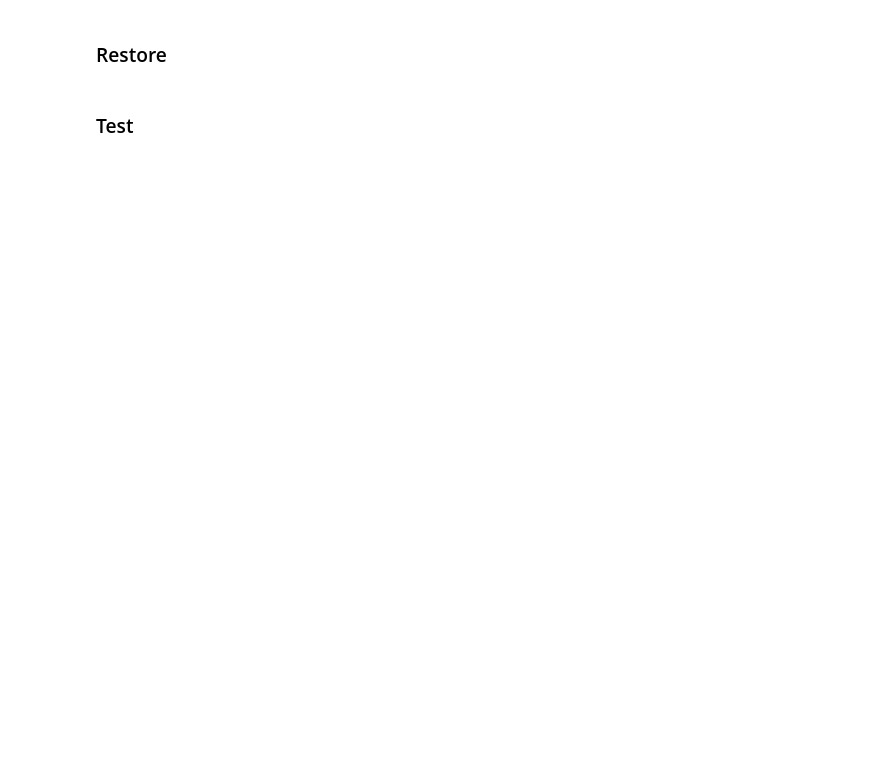
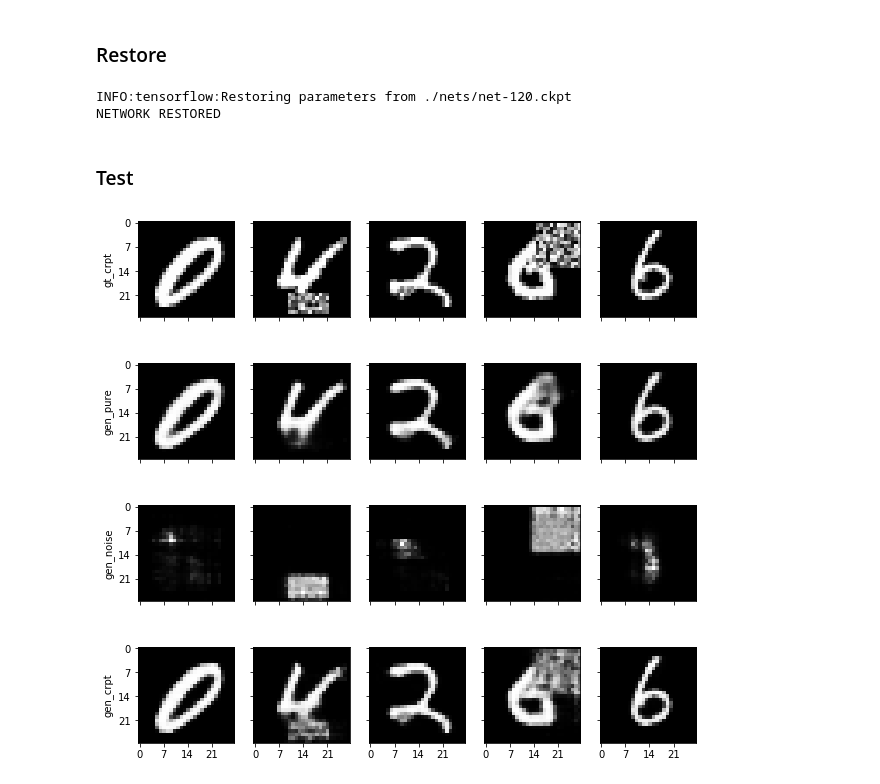
Before and after one commit to Hwiyeon/Nested_Detection, a Jupyter notebook: models/ae_mlp_prob2/ae_mlp.ipynb, the cells around one changed output. Cells and saved outputs as stored; diff of their text form; code cells hidden in the pictures; blank space fills up the shorter version.

```diff
--- a/models/ae_mlp_prob2/ae_mlp.ipynb
+++ b/models/ae_mlp_prob2/ae_mlp.ipynb
@@ -69,7 +69,7 @@ MNIST ready
 # %% [markdown]
 ### Generating random noise mask
 # %%
-def noise_mask(prob=0.2):
+def noise_mask(prob=0.8):
     mask = np.zeros([FLAGS.img_size, FLAGS.img_size])
     rd = np.random.random()
     if rd > prob:
@@ -467,43 +482,48 @@ Epoch : 003/500  Train_loss : 1170.7136230  Test_loss : 1342.1696777
 do_restore = 1
 if do_restore == 1:
     sess = tf.Session()
-    epoch = 500
+    epoch = 120 #FLAGS.training_epochs
     savename = savedir+"/net-"+str(epoch)+".ckpt"
     saver.restore(sess, savename)
     print ("NETWORK RESTORED")
 else:
     print ("DO NOTHING")
+# %% [output]
+INFO:tensorflow:Restoring parameters from ./nets/net-120.ckpt
+NETWORK RESTORED
 # %% [markdown]
 ### Test
 # %%
 test_disp_idx = np.random.randint(mnist.test.num_examples, size=5)
 test_gt_pure = test_img[test_disp_idx]    # pure image
-test_gt_noise = noise_batch(n_plot)    # random noise
+test_gt_noise = noise_batch(5)    # random noise
 test_gt_crpt = occl(test_gt_pure,test_gt_noise)   # corrupted image
 test_gt_feeds = {ph_crpt: test_gt_crpt}
 test_gen_pure, test_gen_noise, test_gen_crpt = sess.run([core_gen, shell2_gen, full_gen], \
                                                         feed_dict=test_gt_feeds)
 
 # plotting results from testing data
-fig, axes = plt.subplots(nrows=4, ncols=n_plot, figsize=(10,10))   # displaying 4*n_plot images
+fig, axes = plt.subplots(nrows=4, ncols=5, figsize=(10,10))   # displaying 4*n_plot images
 plt.setp(axes, xticks=np.arange(0,27,7), yticks=np.arange(0,27,7))
 for t in range(5):
     test_disp_gt_crpt = np.reshape(test_gt_crpt[t], [28,28])    # 28x28
     axes[0, t].imshow(test_disp_gt_crpt, cmap='gray')
     axes[0, t].set(ylabel='gt_crpt')
     axes[0, t].label_outer()
 
     test_disp_gen_pure = np.reshape(test_gen_pure[t], [28,28])    # 28x28
     axes[1, t].imshow(test_disp_gen_pure, cmap='gray')
     axes[1, t].set(ylabel='gen_pure')
     axes[1, t].label_outer()
 
     test_disp_gen_noise = np.reshape(test_gen_noise[t], [28,28])    # 28x28
     axes[2, t].imshow(test_disp_gen_noise, cmap='gray')
     axes[2, t].set(ylabel='gen_noise')
     axes[2, t].label_outer()
 
     test_disp_gen_crpt = np.reshape(test_gen_crpt[t], [28,28])    # 28x28
     axes[3, t].imshow(test_disp_gen_crpt, cmap='gray')
     axes[3, t].set(ylabel='gen_crpt')
     axes[3, t].label_outer()
+# %% [output]
+[figure, added]
```
Also changed, not shown: parts of 2 cells of this notebook, 21 other files.
